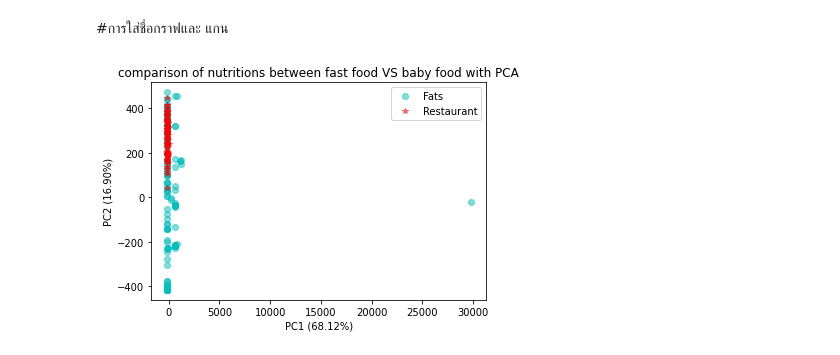
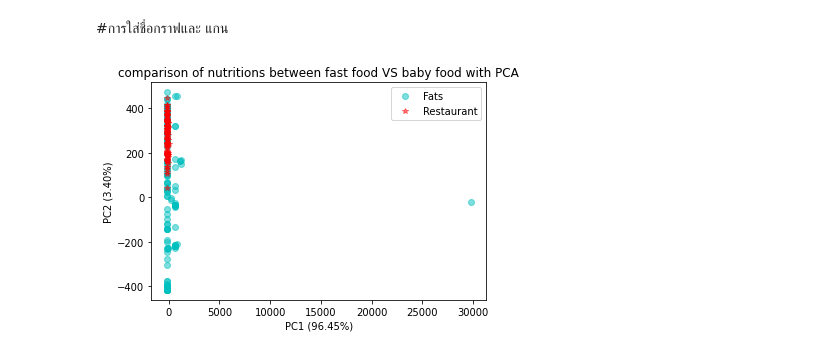
Before and after one commit to suphalaksana/Multivariate, a Jupyter notebook: Exam01.ipynb, the cells around one changed output. Drawn from its saved outputs; the diff is of its cells as text; code cells hidden in the pictures.

```diff
--- a/Exam01.ipynb
+++ b/Exam01.ipynb
@@ -685,9 +705,9 @@ array([0.9645797 , 0.03407991])
 # %%
 plt.plot(Fats_pca[:,0],Fats_pca[:,1],'oc',alpha=0.5,label='Fats')
 plt.plot(Restaurant_pca[:,0],Restaurant_pca[:,1],'*r',alpha=0.5,label='Restaurant')
 plt.legend()
 plt.title('comparison of nutritions between fast food VS baby food with PCA')
-plt.xlabel('PC1 (68.12%)')
-plt.ylabel('PC2 (16.90%)');
+plt.xlabel('PC1 (96.45%)')
+plt.ylabel('PC2 (3.40%)');
 # %% [output]
-[figure, old version]
+[figure, new version]
```
Also changed, not shown: parts of 29 cells of this notebook.
